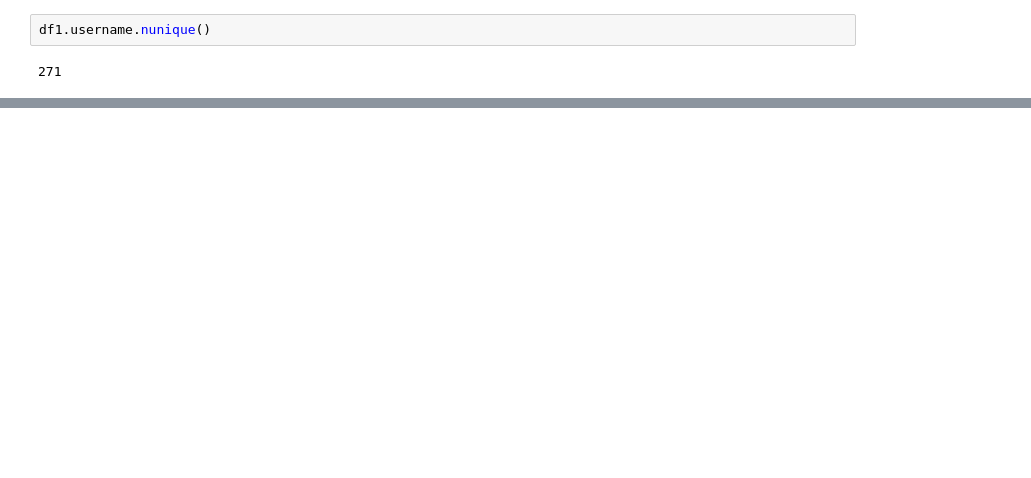
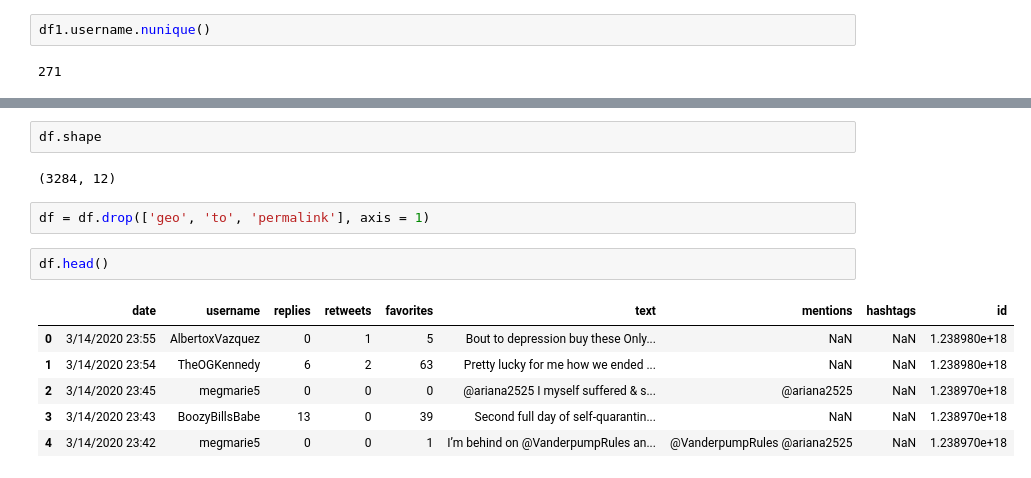
Before and after one commit to edwardsrk/depression-anxiety-tweets, a Jupyter notebook: Depression and Anxiety in Tweets.ipynb, the cells around one changed output, grey strips where cells are left out. Drawn from its saved outputs; the diff is of its cells as text; blank space fills up the shorter version.

```diff
--- a/Depression and Anxiety in Tweets.ipynb
+++ b/Depression and Anxiety in Tweets.ipynb
@@ -31,0 +42,15 @@ label
+# %%
+df.shape
+# %% [output]
+(3284, 12)
+# %%
+df = df.drop(['geo', 'to', 'permalink'], axis = 1)
+# %%
+df.head()
+# %% [output]
+|  | date | username | replies | retweets | favorites | text | mentions | hashtags | id |
+| 0 | 3/14/2020 23:55 | AlbertoxVazquez | 0 | 1 | 5 | Bout to depression buy these Only... | NaN | NaN | 1.238980e+18 |
+| 1 | 3/14/2020 23:54 | TheOGKennedy | 6 | 2 | 63 | Pretty lucky for me how we ended ... | NaN | NaN | 1.238980e+18 |
+| 2 | 3/14/2020 23:45 | megmarie5 | 0 | 0 | 0 | @ariana2525 I myself suffered & s... | @ariana2525 | NaN | 1.238970e+18 |
+| 3 | 3/14/2020 23:43 | BoozyBillsBabe | 13 | 0 | 39 | Second full day of self-quarantin... | NaN | NaN | 1.238970e+18 |
+| 4 | 3/14/2020 23:42 | megmarie5 | 0 | 0 | 1 | I’m behind on @VanderpumpRules an... | @VanderpumpRules @ariana2525 | NaN | 1.238970e+18 |
```
Also changed, not shown: parts of 20 cells of this notebook.
